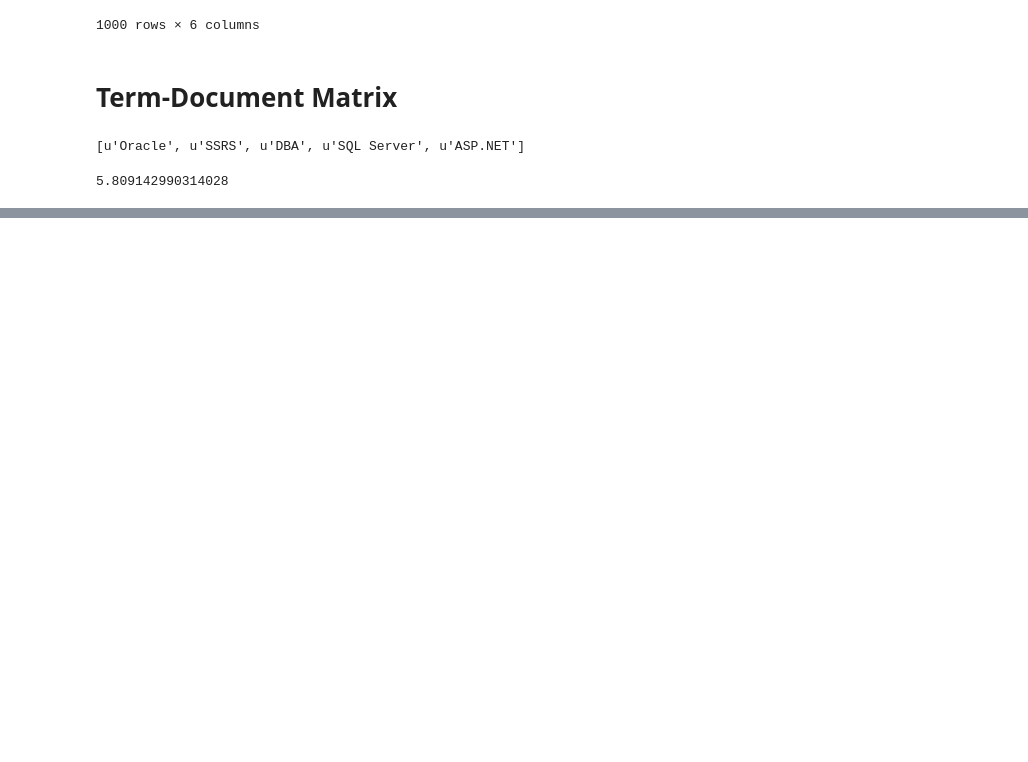
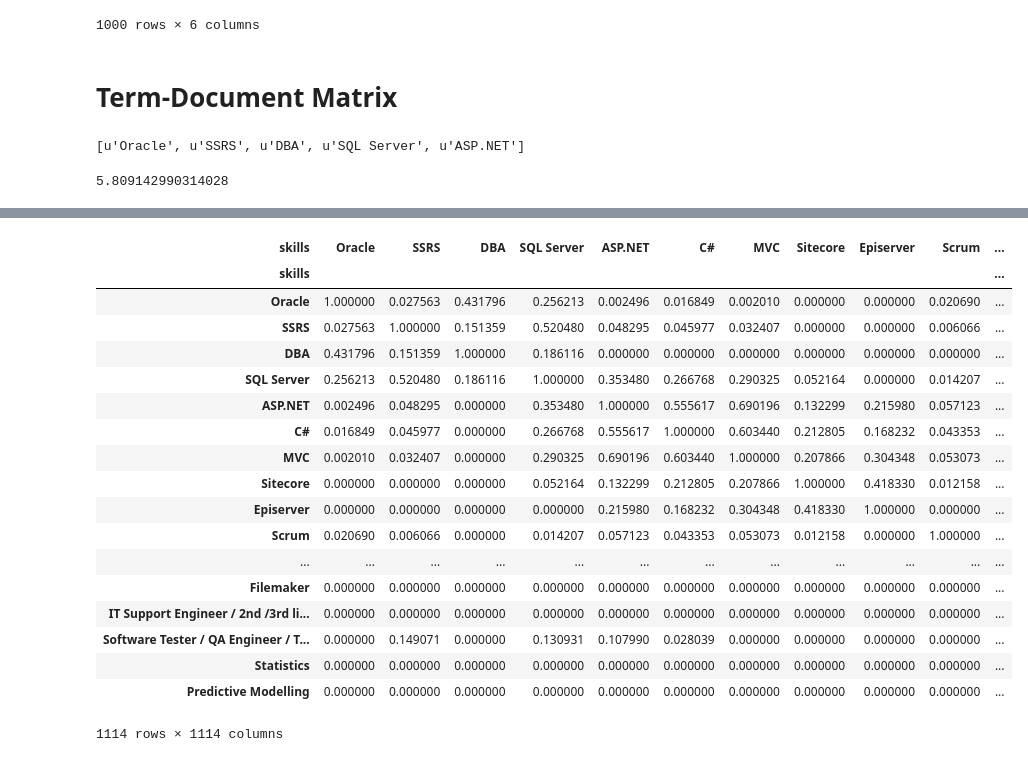
Before and after one commit to duyet/related-skills, a Jupyter notebook: related-skills.ipynb, the cells around one changed output, grey strips where cells are left out. Drawn from its saved outputs; the diff is of its cells as text; code cells hidden in the pictures; blank space fills up the shorter version.

```diff
--- a/related-skills.ipynb
+++ b/related-skills.ipynb
@@ -172,3 +144,28 @@ True
 x = pd.DataFrame(similarities)
 # %%
 x.to_csv('tmp/x.csv', index=False)
+# %%
+x.columns = _td_matrix.index
+x.set_index(_td_matrix.index, inplace=True)
+# %%
+x
+# %% [output]
+| skills | Oracle | SSRS | DBA | SQL Server | ASP.NET | C# | MVC | Sitecore | Episerver | Scrum | ... |
+| skills |  |  |  |  |  |  |  |  |  |  | ... |
+| Oracle | 1.000000 | 0.027563 | 0.431796 | 0.256213 | 0.002496 | 0.016849 | 0.002010 | 0.000000 | 0.000000 | 0.020690 | ... |
+| SSRS | 0.027563 | 1.000000 | 0.151359 | 0.520480 | 0.048295 | 0.045977 | 0.032407 | 0.000000 | 0.000000 | 0.006066 | ... |
+| DBA | 0.431796 | 0.151359 | 1.000000 | 0.186116 | 0.000000 | 0.000000 | 0.000000 | 0.000000 | 0.000000 | 0.000000 | ... |
+| SQL Server | 0.256213 | 0.520480 | 0.186116 | 1.000000 | 0.353480 | 0.266768 | 0.290325 | 0.052164 | 0.000000 | 0.014207 | ... |
+| ASP.NET | 0.002496 | 0.048295 | 0.000000 | 0.353480 | 1.000000 | 0.555617 | 0.690196 | 0.132299 | 0.215980 | 0.057123 | ... |
+| C# | 0.016849 | 0.045977 | 0.000000 | 0.266768 | 0.555617 | 1.000000 | 0.603440 | 0.212805 | 0.168232 | 0.043353 | ... |
+| MVC | 0.002010 | 0.032407 | 0.000000 | 0.290325 | 0.690196 | 0.603440 | 1.000000 | 0.207866 | 0.304348 | 0.053073 | ... |
+| Sitecore | 0.000000 | 0.000000 | 0.000000 | 0.052164 | 0.132299 | 0.212805 | 0.207866 | 1.000000 | 0.418330 | 0.012158 | ... |
+| Episerver | 0.000000 | 0.000000 | 0.000000 | 0.000000 | 0.215980 | 0.168232 | 0.304348 | 0.418330 | 1.000000 | 0.000000 | ... |
+| Scrum | 0.020690 | 0.006066 | 0.000000 | 0.014207 | 0.057123 | 0.043353 | 0.053073 | 0.012158 | 0.000000 | 1.000000 | ... |
+| ... | ... | ... | ... | ... | ... | ... | ... | ... | ... | ... | ... |
+| Filemaker | 0.000000 | 0.000000 | 0.000000 | 0.000000 | 0.000000 | 0.000000 | 0.000000 | 0.000000 | 0.000000 | 0.000000 | ... |
+| IT Support Engineer / 2nd /3rd li... | 0.000000 | 0.000000 | 0.000000 | 0.000000 | 0.000000 | 0.000000 | 0.000000 | 0.000000 | 0.000000 | 0.000000 | ... |
+| Software Tester / QA Engineer / T... | 0.000000 | 0.149071 | 0.000000 | 0.130931 | 0.107990 | 0.028039 | 0.000000 | 0.000000 | 0.000000 | 0.000000 | ... |
+| Statistics | 0.000000 | 0.000000 | 0.000000 | 0.000000 | 0.000000 | 0.000000 | 0.000000 | 0.000000 | 0.000000 | 0.000000 | ... |
+| Predictive Modelling | 0.000000 | 0.000000 | 0.000000 | 0.000000 | 0.000000 | 0.000000 | 0.000000 | 0.000000 | 0.000000 | 0.000000 | ... |
+1114 rows × 1114 columns
```
Also changed, not shown: parts of 12 cells of this notebook, 5 other files.
